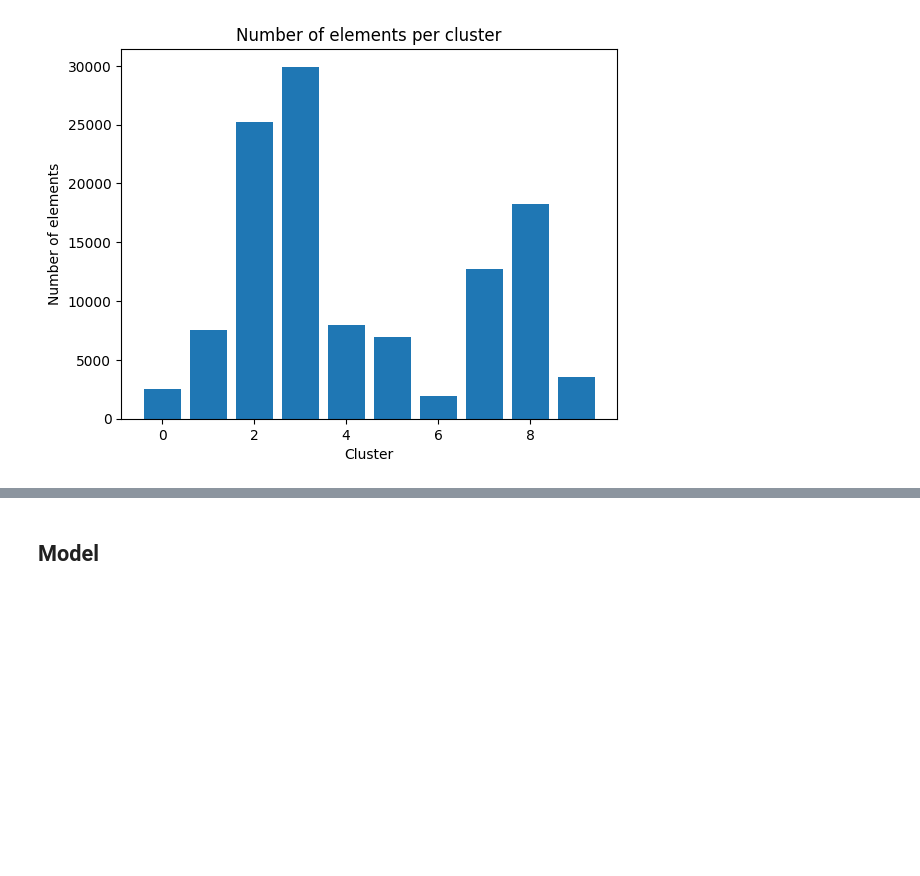
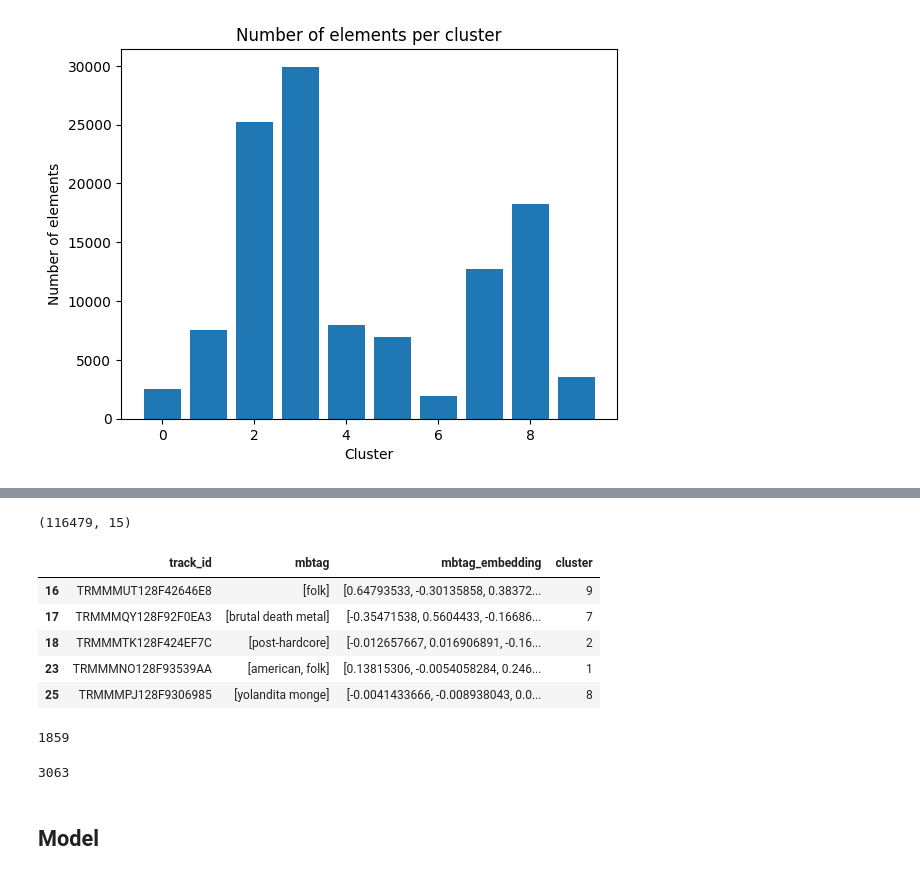
Before and after one commit to dsoman24/multimodal-music-recommender, a Jupyter notebook: full_pipeline.ipynb, the cells around one changed output, grey strips where cells are left out. Saved outputs shown, nothing was run; the diff lists cells and outputs as text; code cells hidden in the pictures; blank space fills up the shorter version.

```diff
--- a/full_pipeline.ipynb
+++ b/full_pipeline.ipynb
@@ -97,6 +97,34 @@ data_provider.untagged_metadata_df.head()
 | 2 | TRMMMRX128F93187D9 | No One Could Ever | SOGTUKN12AB017F4F1 | Butter | ARGEKB01187FB50750 | 3d403d44-36ce-465c-ad43-ae877e65adc4 | Hudson Mohawke | 138.97098 | ... |
 | 3 | TRMMMCH128F425532C | Si Vos Querés | SOBNYVR12A8C13558C | De Culo | ARNWYLR1187B9B2F9C | 12be7648-7094-495f-90e6-df4189d68615 | Yerba Brava | 145.05751 | ... |
 | 4 | TRMMMWA128F426B589 | Tangle Of Aspens | SOHSBXH12A8C13B0DF | Rene Ablaze Presents Winter Sessions | AREQDTE1269FB37231 |  | Der Mystic | 514.29832 | ... |
+# %%
+data_provider.tagged_metadata_df.shape
+# %% [output]
+(116479, 15)
+# %%
+data_provider.labels_df.head()
+# %% [output]
+|  | track_id | mbtag | mbtag_embedding | cluster |
+| 16 | TRMMMUT128F42646E8 | [folk] | [0.64793533, -0.30135858, 0.38372... | 9 |
+| 17 | TRMMMQY128F92F0EA3 | [brutal death metal] | [-0.35471538, 0.5604433, -0.16686... | 7 |
+| 18 | TRMMMTK128F424EF7C | [post-hardcore] | [-0.012657667, 0.016906891, -0.16... | 2 |
+| 23 | TRMMMNO128F93539AA | [american, folk] | [0.13815306, -0.0054058284, 0.246... | 1 |
+| 25 | TRMMMPJ128F9306985 | [yolandita monge] | [-0.0041433666, -0.008938043, 0.0... | 8 |
+# %%
+s = set()
+for i, row in data_provider.labels_df.iterrows():
+    for label in row['mbtag']:
+        s.add(label)
+len(s)
+# %% [output]
+1859
+# %%
+s = set()
+for i, row in data_provider.labels_df.iterrows():
+    s.add(" ".join(sorted(row['mbtag'])))
+len(s)
+# %% [output]
+3063
 # %% [markdown]
 ## Model
 # %% [markdown]
```
Also changed, not shown: parts of 13 cells of this notebook, 43 other files.
